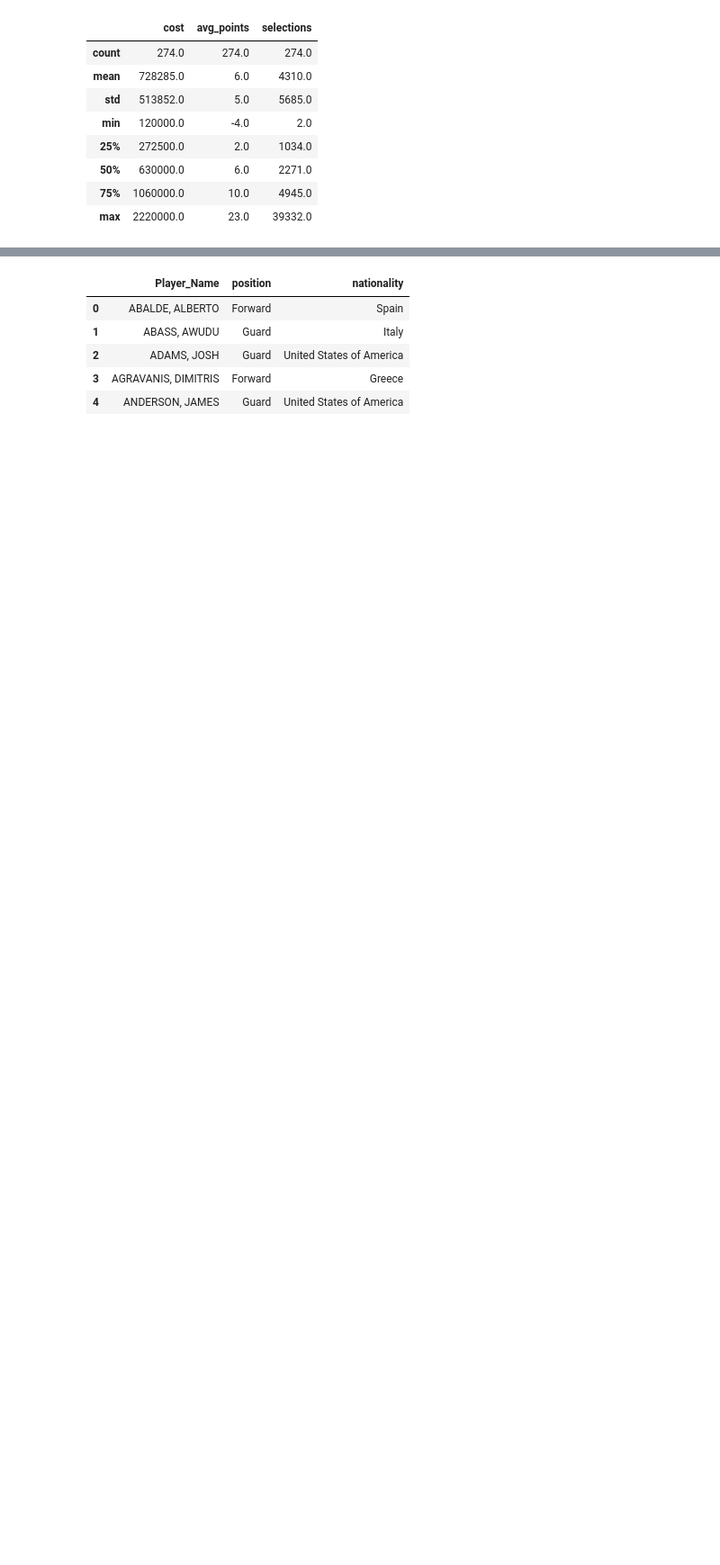
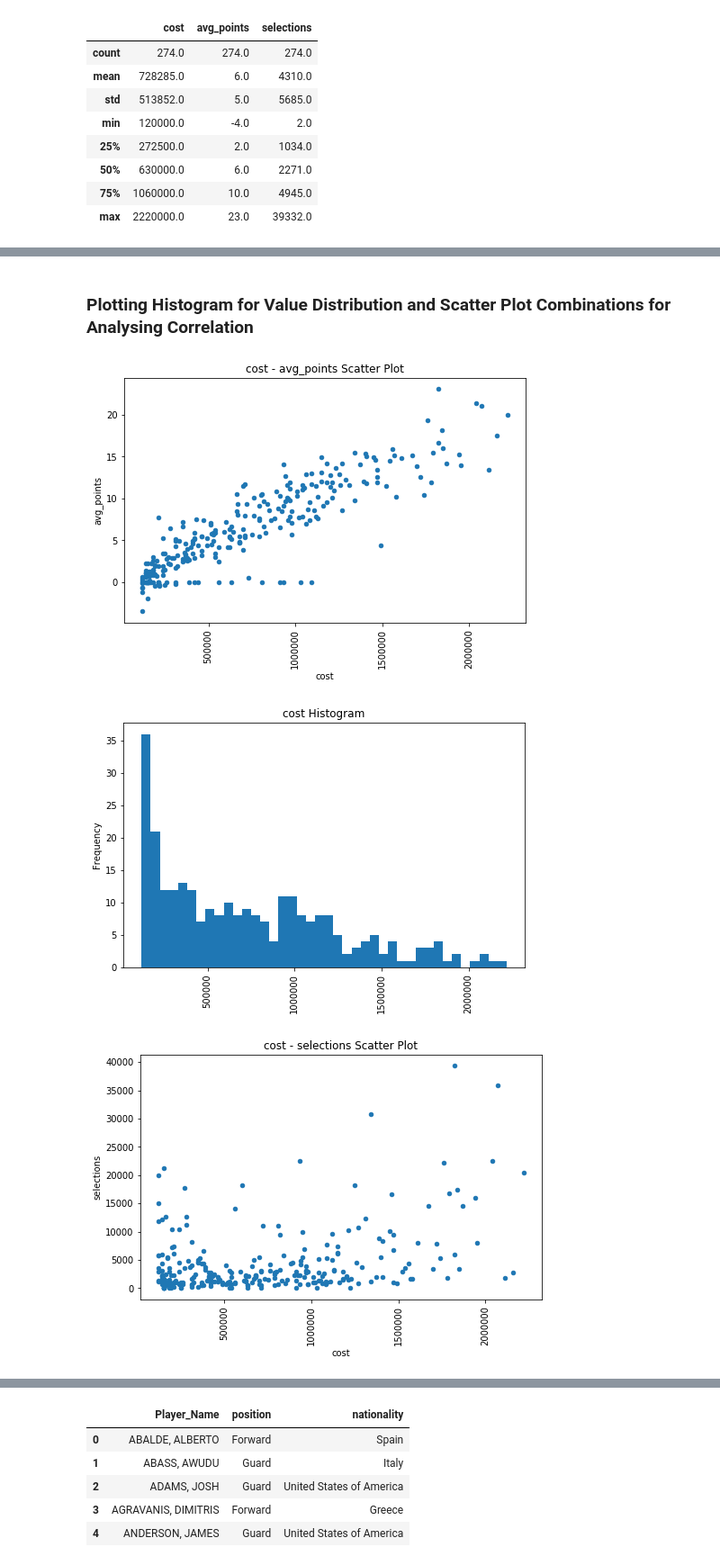
Before and after one commit to cakirogluozan/fantasy-basketball, a Jupyter notebook: fantasy-basketball.ipynb, the cells around one changed output, grey strips where cells are left out. Shown at 90% size. Cells and saved outputs as stored; diff of their text form; code cells hidden in the pictures; blank space fills up the shorter version.

```diff
--- a/fantasy-basketball.ipynb
+++ b/fantasy-basketball.ipynb
@@ -40,9 +42,0 @@ stats_df = pd.DataFrame(json_df.stats)
-# %%
-stat_columns = []
-stat_columns = list(stats_df.stats.loc[0].keys())
-stats_dic = {}
-
-processed_stats_df = pd.DataFrame()
-
-for ind in range(len(stats_df)):
-    processed_stats_df = processed_stats_df.append(stats_df.stats.loc[ind], ignore_index=True)
@@ -57,0 +45,13 @@ selected_json_df = processed_json_df[['Player_Name', 'cost', 'avg_points', 'sele
+# %%
+# create a temporary DataFrame with json_df's stats values
+temp_stats_df = pd.DataFrame(json_df.stats)
+
+# appending temp DF's rows to stats_df, recursively
+stats_df = pd.DataFrame()
+
+for ind in range(len(temp_stats_df)):
+    stats_df = stats_df.append(temp_stats_df.stats.loc[ind], ignore_index=True)
+
+# extend json_df by merging it with stats_df
+ext_json_df = pd.merge(json_df, stats_df, on=json_df.index).drop(columns='key_0')
+ext_json_df.head(1)
@@ -58,2 +64,4 @@ selected_json_df = processed_json_df[['Player_Name', 'cost', 'avg_points', 'sele
 # %%
-selected_json_df = selected_json_df.set_index(selected_json_df.Player_Name).drop(columns = 'Player_Name').sort_index()
+viz_df = ext_json_df[['Player_Name', 'cost', 'avg_points', 'selections']]
+viz_df = viz_df.set_index(viz_df.Player_Name).drop(columns = 'Player_Name').sort_index()
+viz_df.head()
@@ -129,0 +89,21 @@ Text(0.5, 0, 'Selections')
+# %% [markdown]
+### Plotting Histogram for Value Distribution and Scatter Plot Combinations for Analysing Correlation
+# %%
+viz_cols = viz_df.columns.to_list()
+combs = combinations(viz_cols, 2)
+
+for ind, comb in enumerate(combs):
+    x = comb[0]
+    y = comb[1]
+
+    # for each combination, scatter-plot the values
+    viz_df.plot.scatter(x=x, y=y, figsize=(8,5),rot=90, title='{} - {} Scatter Plot'.format(x,y))
+
+    # for each column, histogram-plot the values
+    plt.figure()
+    viz_df[viz_cols[ind]].plot.hist(figsize=(8,5),rot=90, title='{} Histogram'.format(viz_cols[ind]), bins=40)
+    plt.show()
+# %% [output]
+[figure, added]
+[figure, added]
+[figure, added]
```
Also changed, not shown: parts of 43 cells of this notebook.
